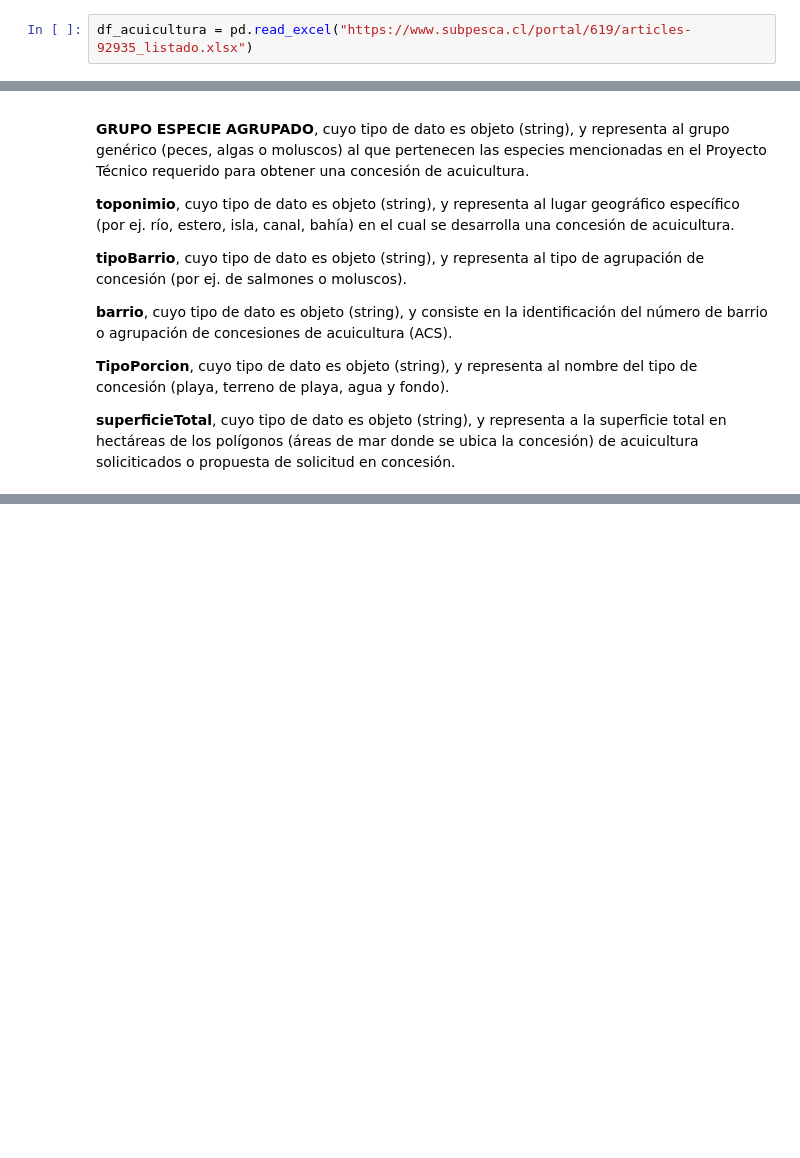
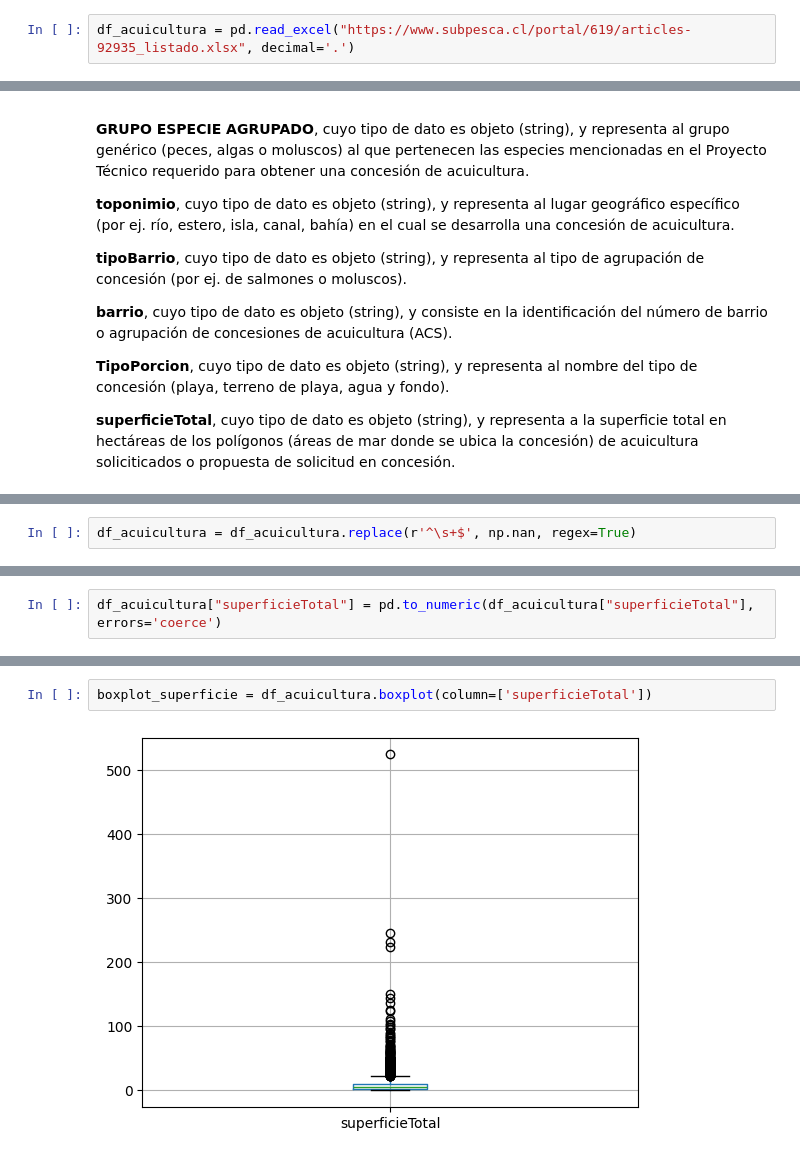
Before and after one commit to principioincertidumbre/proyecto-final, a Jupyter notebook: Notebooks_acuicultura/1_Analisis_Exploratorio.ipynb, the cells around one changed output, grey strips where cells are left out. Cells and saved outputs as stored; diff of their text form; blank space fills up the shorter version.

```diff
--- a/Notebooks_acuicultura/1_Analisis_Exploratorio.ipynb
+++ b/Notebooks_acuicultura/1_Analisis_Exploratorio.ipynb
@@ -2,7 +8,7 @@
 import numpy as np
 import pandas as pd
 # %%
-df_acuicultura = pd.read_excel("https://www.subpesca.cl/portal/619/articles-92935_listado.xlsx")
+df_acuicultura = pd.read_excel("https://www.subpesca.cl/portal/619/articles-92935_listado.xlsx", decimal='.')
 # %%
 #Tamaño dataset concesiones acuicultura
 df_acuicultura.shape
@@ -80,0 +89,2 @@ El dataset de concesiones de acuicultura vigentes a junio 2024 contiene 3233 fil
+# %%
+df_acuicultura = df_acuicultura.replace(r'^\s+$', np.nan, regex=True)
@@ -80,0 +427,2 @@ El dataset de concesiones de acuicultura vigentes a junio 2024 contiene 3233 fil
+# %%
+df_acuicultura["superficieTotal"] = pd.to_numeric(df_acuicultura["superficieTotal"], errors='coerce')
@@ -80,0 +441,4 @@ El dataset de concesiones de acuicultura vigentes a junio 2024 contiene 3233 fil
+# %%
+boxplot_superficie = df_acuicultura.boxplot(column=['superficieTotal'])
+# %% [output]
+[figure, added]
```
Also changed, not shown: parts of 37 cells of this notebook.
